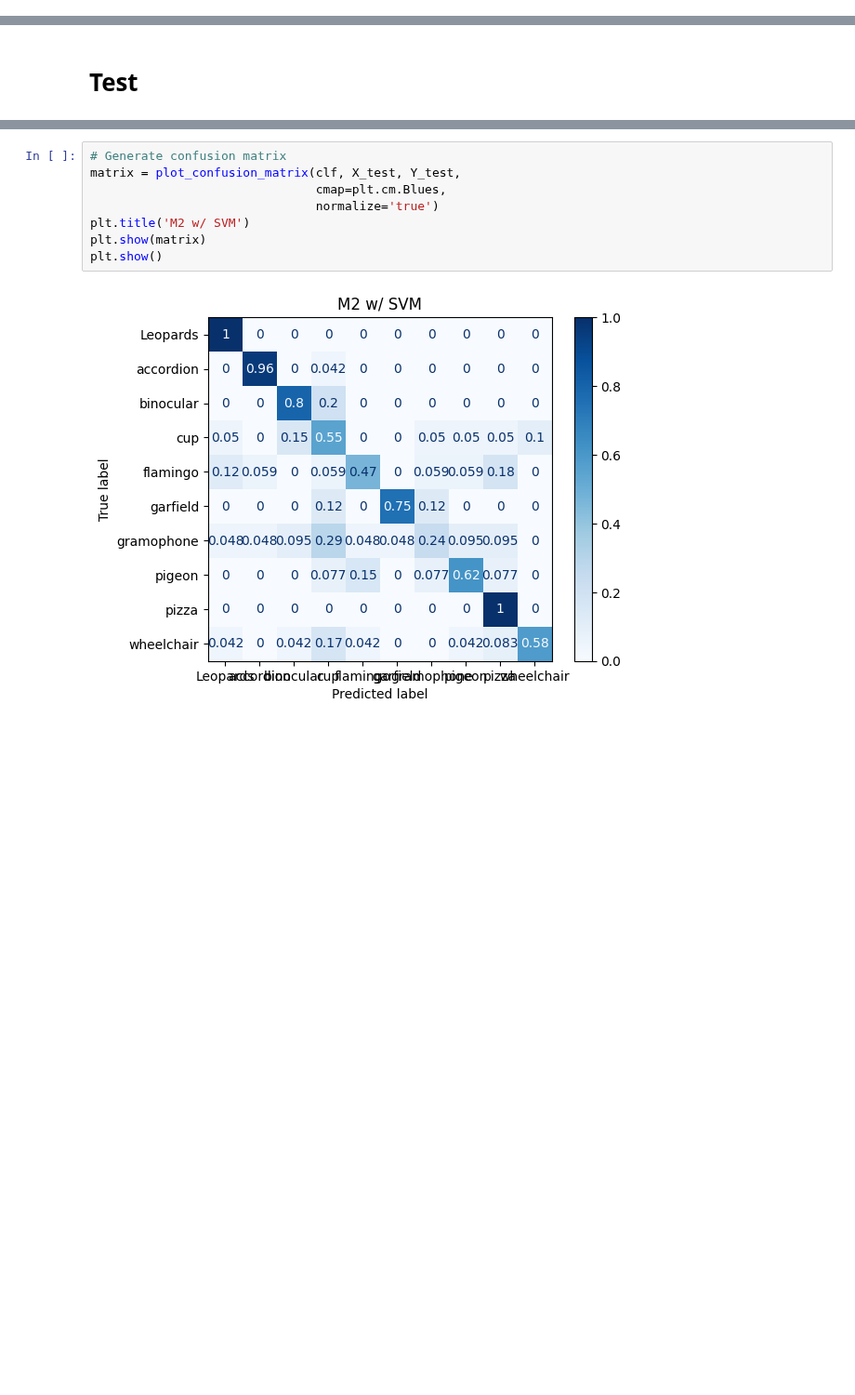
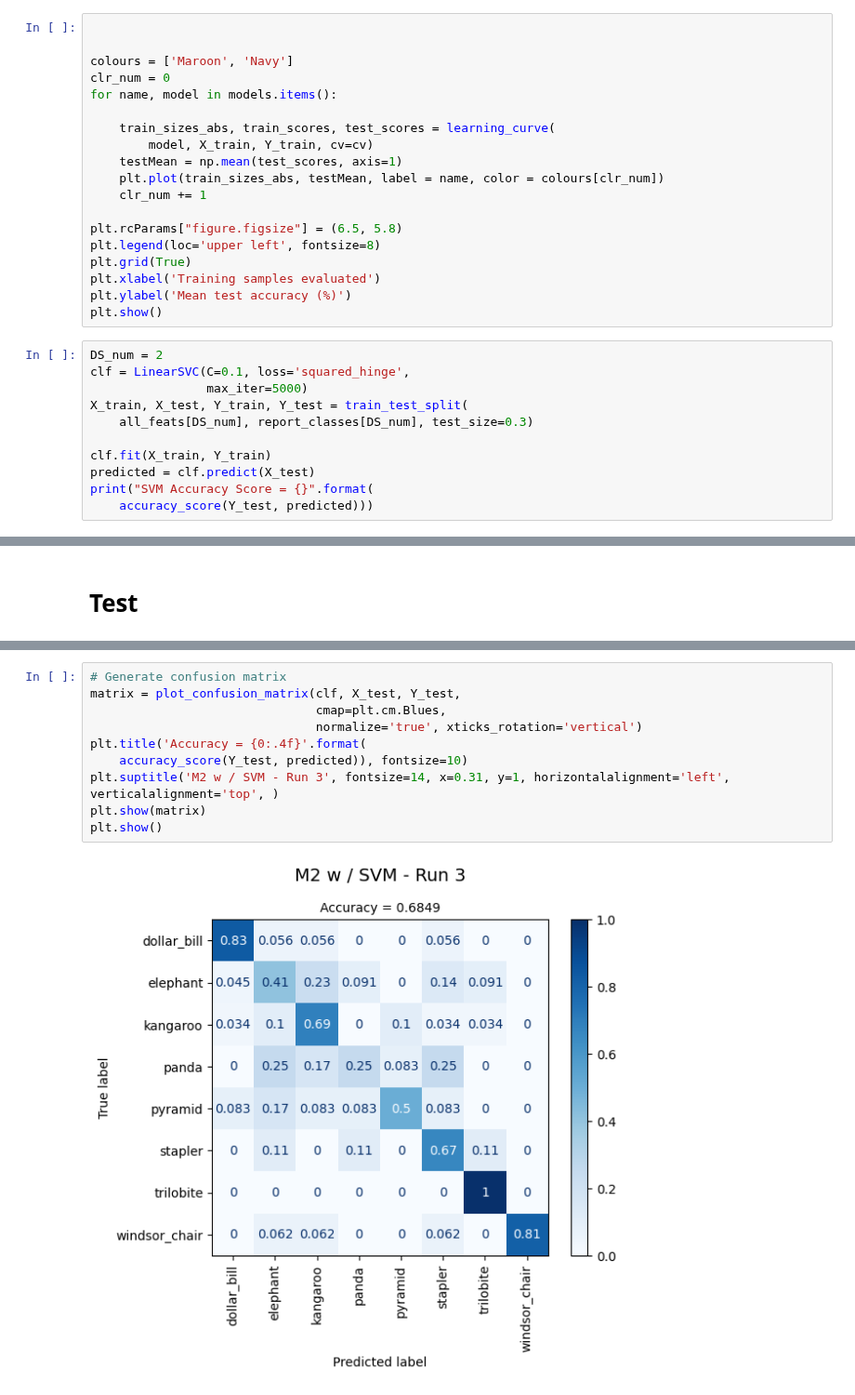
Before and after one commit to hippogriffi/CBIRS, a Jupyter notebook: App/Progs/demo_test.ipynb, the cells around one changed output, grey strips where cells are left out. Shown at 93% size. Cells and saved outputs as stored; diff of their text form; blank space fills up the shorter version.

Commit message:
report stuff 2

```diff
--- a/App/Progs/demo_test.ipynb
+++ b/App/Progs/demo_test.ipynb
@@ -1109,0 +1293,30 @@ LinearSVC(max_iter=3000, random_state=0, tol=1e-05)
+# %%
+
+
+colours = ['Maroon', 'Navy']
+clr_num = 0
+for name, model in models.items():
+
+    train_sizes_abs, train_scores, test_scores = learning_curve(
+        model, X_train, Y_train, cv=cv)
+    testMean = np.mean(test_scores, axis=1)
+    plt.plot(train_sizes_abs, testMean, label = name, color = colours[clr_num])
+    clr_num += 1
+
+plt.rcParams["figure.figsize"] = (6.5, 5.8)
+plt.legend(loc='upper left', fontsize=8)
+plt.grid(True)
+plt.xlabel('Training samples evaluated')
+plt.ylabel('Mean test accuracy (%)')
+plt.show()
+# %%
+DS_num = 2
+clf = LinearSVC(C=0.1, loss='squared_hinge',
+                max_iter=5000)
+X_train, X_test, Y_train, Y_test = train_test_split(
+    all_feats[DS_num], report_classes[DS_num], test_size=0.3)
+
+clf.fit(X_train, Y_train)
+predicted = clf.predict(X_test)
+print("SVM Accuracy Score = {}".format(
+    accuracy_score(Y_test, predicted)))
@@ -1114,10 +1327,12 @@ from sklearn.metrics import plot_confusion_matrix
 # %%
 # Generate confusion matrix
 matrix = plot_confusion_matrix(clf, X_test, Y_test,
                                cmap=plt.cm.Blues,
-                               normalize='true')
-plt.title('M2 w/ SVM')
+                               normalize='true', xticks_rotation='vertical')
+plt.title('Accuracy = {0:.4f}'.format(
+    accuracy_score(Y_test, predicted)), fontsize=10)
+plt.suptitle('M2 w / SVM - Run 3', fontsize=14, x=0.31, y=1, horizontalalignment='left', verticalalignment='top', )
 plt.show(matrix)
 plt.show()
 # %% [output]
-[figure, old version]
+[figure, new version]
```
Also changed, not shown: parts of 57 cells of this notebook, 3 other files.
